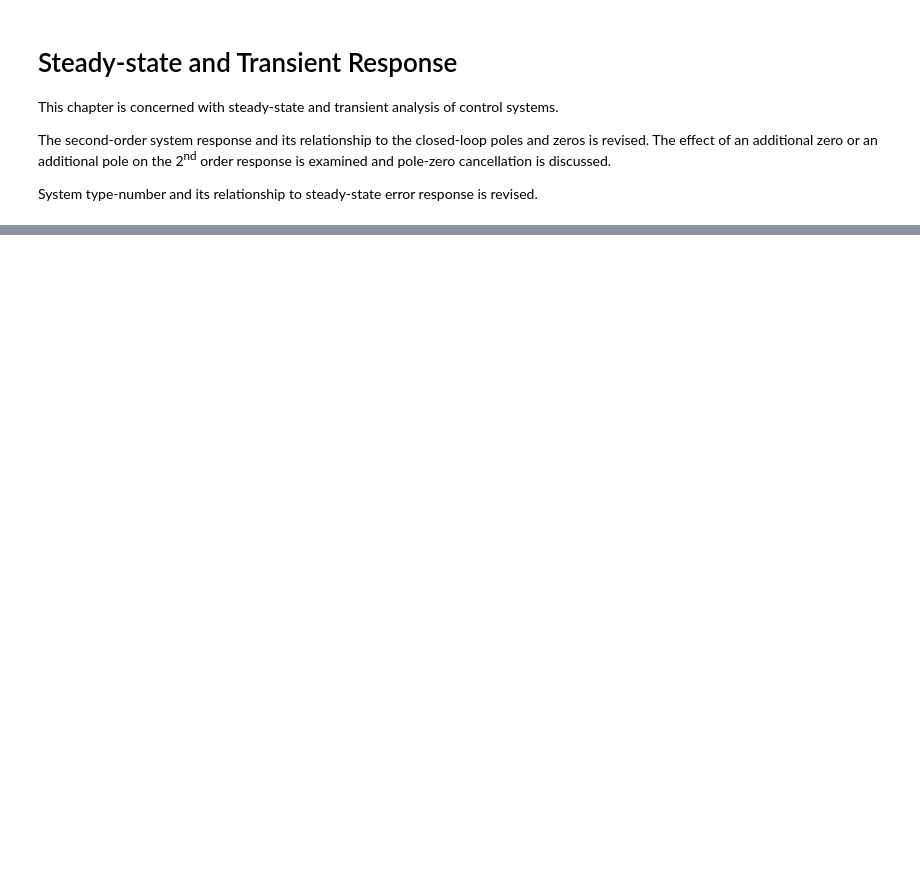
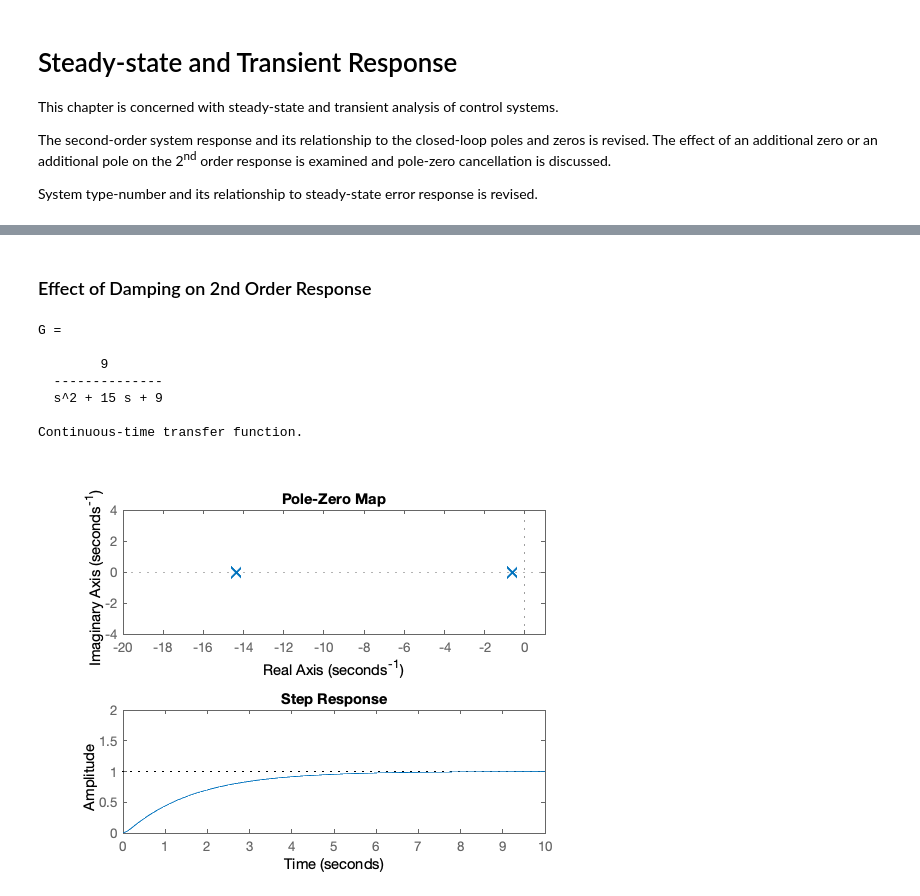
Before and after one commit to cpjobling/eglm03-textbook, a Jupyter notebook: content/02/ssntr.ipynb, the cells around one changed output, grey strips where cells are left out. Saved outputs shown, nothing was run; the diff lists cells and outputs as text; code cells hidden in the pictures; blank space fills up the shorter version.

```diff
--- a/content/02/ssntr.ipynb
+++ b/content/02/ssntr.ipynb
@@ -8,0 +31,19 @@ System type-number and its relationship to steady-state error response is revise
+# %% [markdown]
+### Effect of Damping on 2nd Order Response
+# %%
+wn = 3;
+z = [3, 2.5, 2, 1.5, 1, 0.9, 0.8, 1/sqrt(2), 0.5, 0.4, 0.3, 0.2, 0.1, 0];
+# %%
+zeta = z(2);
+G = tf(wn^2, [1, 2*zeta*wn, wn^2])
+subplot(211),pzmap( G),axis([-20, 1, -4, 4])
+subplot(212),step( G),axis([0,10,0,2])
+# %% [output]
+G =
+
+        9
+  --------------
+  s^2 + 15 s + 9
+
+Continuous-time transfer function.
+[figure, added]
```
Also changed, not shown: parts of 82 cells of this notebook, 20 other files.
